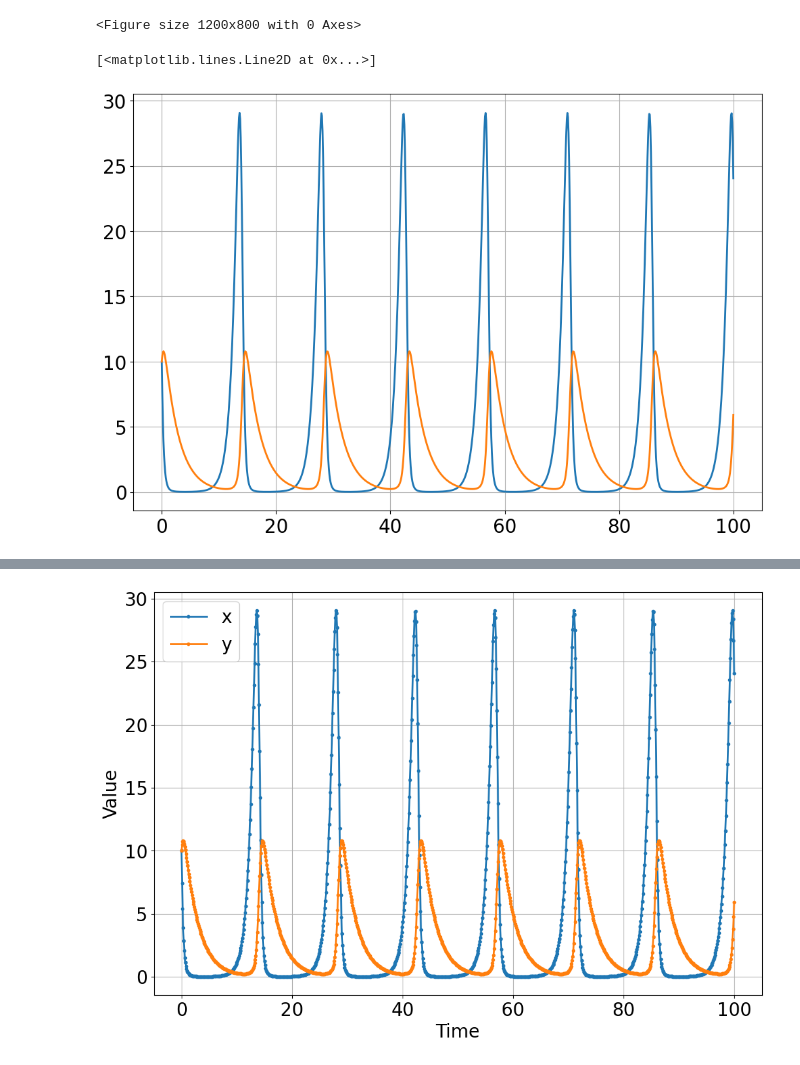
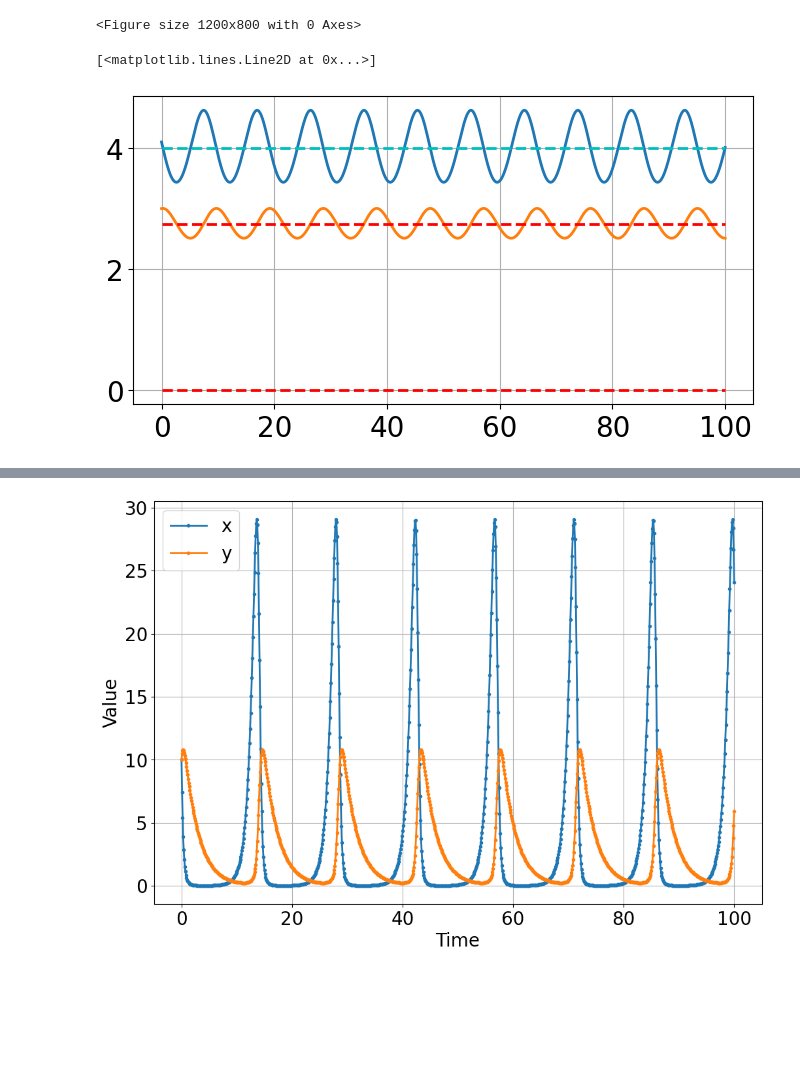
Before and after one commit to bblais/Computer-Programming-for-the-Sciences-Spring-2023, a Jupyter notebook: Sprint #2 - Dynamical Systems and Parameters/2023-02-24 - Solution - Predator Prey.ipynb, the cells around one changed output, grey strips where cells are left out. Saved outputs shown, nothing was run; the diff lists cells and outputs as text; code cells hidden in the pictures; blank space fills up the shorter version.

```diff
--- a/Sprint #2 - Dynamical Systems and Parameters/2023-02-24 - Solution - Predator Prey.ipynb
+++ b/Sprint #2 - Dynamical Systems and Parameters/2023-02-24 - Solution - Predator Prey.ipynb
@@ -20,13 +20,22 @@ sim.run(100)
 <Figure size 1200x800 with 0 Axes>
 # %%
 sim=Simulation()
-sim.add(" x' = α*x - β*x*y",10)
-sim.add(" y' = δ*x*y-γ*y",10)
+sim.add(" x' = α*x - β*x*y",4.1)
+sim.add(" y' = δ*x*y-γ*y",3)
 sim.params(α=1.1 ,β=0.4, δ=.1, γ=.4 )
 sim.run(100)
 
+figure(figsize=(8,4))
 plot(sim.t,sim.x)
 plot(sim.t,sim.y)
+
+plot(sim.t,0*ones(len(sim.t)),'r--')
+
+# prey
+plot(sim.t,(.4/.1)*ones(len(sim.t)),'c--')
+
+# predator
+plot(sim.t,(1.1/.4)*ones(len(sim.t)),'r--')
 # %% [output]
 [<matplotlib.lines.Line2D at 0x...>]
-[figure, old version]
+[figure, new version]
```
Also changed, not shown: parts of 1 cell of this notebook, 3 other files.
